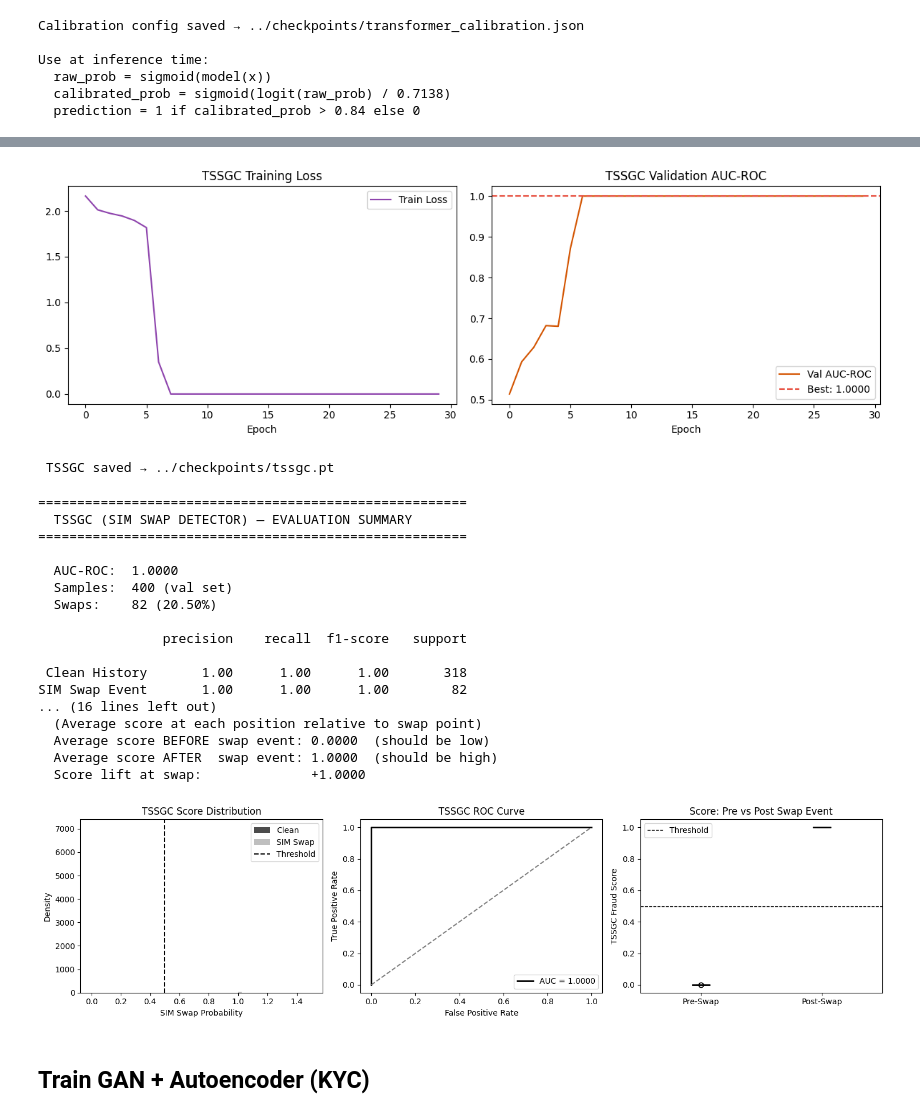
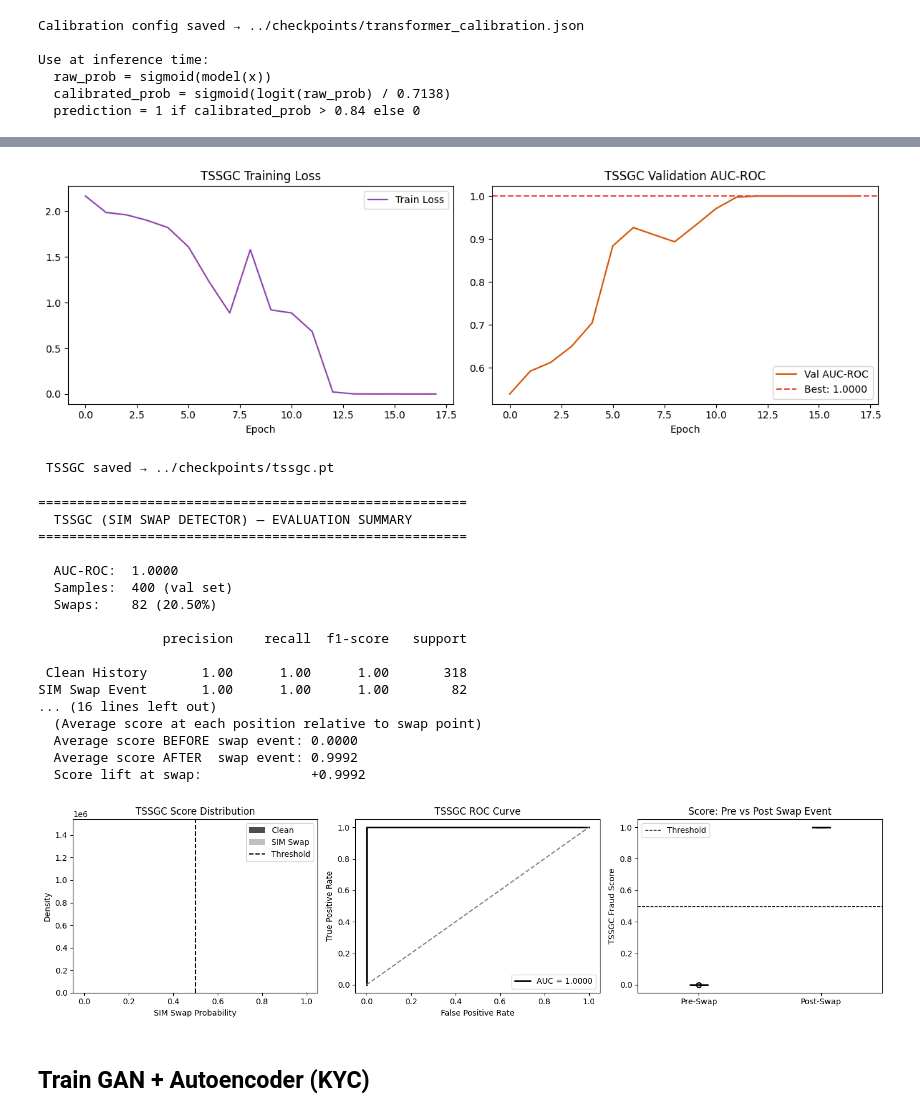
Before and after one commit to Teewa56/Hybrid-Temporal-Graph-Transformer, a Jupyter notebook: notebooks/model_training.ipynb, the cells around one changed output, grey strips where cells are left out. Saved outputs shown, nothing was run; the diff lists cells and outputs as text; code cells hidden in the pictures.

```diff
--- a/notebooks/model_training.ipynb
+++ b/notebooks/model_training.ipynb
@@ -665,10 +665,6 @@ def encode_payload(p: dict) -> np.ndarray:
 payload_features = np.array([encode_payload(p) for p in payloads])
 payload_labels   = np.array([p.get("label", 0) for p in payloads], dtype=np.float32)
 
-# Graph embeddings: synthesized from payload features
-# In production these come from GraphService. For training,
-# we derive them by projecting the payload features through
-# a fixed random projection — consistent and reproducible.
 rng              = np.random.RandomState(42)
 projection       = rng.randn(64, 64).astype(np.float32)
 graph_embeddings = np.tanh(payload_features @ projection)
@@ -738,6 +734,10 @@ def cnn_gnn_eval_epoch(model, loader, criterion):
 
 # ── Training Loop ──────────────────────────────────────────────
 EPOCHS = 30
+patience   = 7
+best_auc   = 0.0
+best_state = None
+no_improve = 0
 train_losses, val_aucs = [], []
 best_auc, best_state   = 0.0, None
 
@@ -753,6 +753,12 @@ for epoch in range(EPOCHS):
     if vl_auc > best_auc:
         best_auc   = vl_auc
         best_state = {k: v.clone() for k, v in model.state_dict().items()}
+        no_improve = 0
+    else:
+        no_improve += 1
+        if no_improve >= patience:
+            print(f"\n  Early stopping at epoch {epoch+1}")
+            break
 
     if (epoch + 1) % 5 == 0:
         print(f"Epoch {epoch+1:02d} | "
@@ -956,19 +1154,26 @@ criterion    = nn.BCELoss(weight=torch.tensor([fraud_weight]).to(DEVICE))
 
 def tssgc_train_epoch(model, loader, optimizer, criterion):
     model.train()
-    total_loss, correct, n = 0.0, 0, 0
+    total_loss, all_preds, all_labels = 0.0, [], []
     for seq, acct, yb in loader:
         seq, acct, yb = seq.to(DEVICE), acct.to(DEVICE), yb.to(DEVICE)
         optimizer.zero_grad()
         preds = model(seq, acct)
+
+        # Clip to prevent logits exploding to ±inf after convergence
+        preds = torch.clamp(preds, 1e-7, 1 - 1e-7)
+
         loss  = criterion(preds, yb)
         loss.backward()
         torch.nn.utils.clip_grad_norm_(model.parameters(), 1.0)
         optimizer.step()
         total_loss += loss.item() * len(seq)
-        correct    += ((preds > 0.5).float() == yb).sum().item()
-        n          += len(seq)
-    return total_loss / n, correct / n
+        all_preds.extend(preds.detach().cpu().numpy().flatten())
+        all_labels.extend(yb.cpu().numpy().flatten())
+        n = len(seq)
+    return total_loss / max(len(loader.dataset), 1), sum(
+        (p > 0.5) == l for p, l in zip(all_preds, all_labels)
+    ) / max(len(all_preds), 1)
 
 
 def tssgc_eval_epoch(model, loader, criterion):
@@ -991,6 +1196,11 @@ def tssgc_eval_epoch(model, loader, criterion):
 
 # ── Training Loop ──────────────────────────────────────────────
 EPOCHS = 30
+EPOCHS    = 30
+patience  = 5
+best_auc  = 0.0
+best_state = None
+no_improve = 0
 train_losses, val_aucs = [], []
 best_auc, best_state   = 0.0, None
 
@@ -1004,6 +1214,12 @@ for epoch in range(EPOCHS):
     if vl_auc > best_auc:
         best_auc   = vl_auc
         best_state = {k: v.clone() for k, v in model.state_dict().items()}
+        no_improve = 0
+    else:
+        no_improve += 1
+        if no_improve >= patience:
+            print(f"\n  Early stopping at epoch {epoch+1} — converged.")
+            break
 
     if (epoch + 1) % 5 == 0:
         print(f"Epoch {epoch+1:02d} | "
@@ -1053,14 +1268,14 @@ Epoch 30 | Train Loss: 0.0000 Acc: 1.000 | Val Loss: 0.0000 Acc: 1.000 AUC: 1.00
 
 TSSGC Best AUC-ROC: 1.0000
               precision    recall  f1-score   support
 
        Legit       1.00      1.00      1.00       318
     SIM Swap       1.00      1.00      1.00        82
 
     accuracy                           1.00       400
    macro avg       1.00      1.00      1.00       400
 weighted avg       1.00      1.00      1.00       400
-[figure, old version]
+[figure, new version]
  TSSGC saved → ../checkpoints/tssgc.pt
 # %%
 # Cell — TSSGC (SIM Swap Detector) Evaluation Summary
@@ -1161,8 +1376,8 @@ with torch.no_grad():
         post_score  = model_tssgc(post_t, acct_t).item()
         post_scores.append(post_score)
 
-print(f"  Average score BEFORE swap event: {np.mean(pre_scores):.4f}  (should be low)")
-print(f"  Average score AFTER  swap event: {np.mean(post_scores):.4f}  (should be high)")
+print(f"  Average score BEFORE swap event: {np.mean(pre_scores):.4f}")
+print(f"  Average score AFTER  swap event: {np.mean(post_scores):.4f}")
 print(f"  Score lift at swap:              +{np.mean(post_scores) - np.mean(pre_scores):.4f}")
 
 # ── Plots ──────────────────────────────────────────────────────
@@ -1190,7 +1405,7 @@ axes[1].legend()
 # Pre vs Post swap score comparison
 axes[2].boxplot(
     [pre_scores, post_scores],
-    labels=["Pre-Swap", "Post-Swap"],
+    tick_labels=["Pre-Swap", "Post-Swap"],
     patch_artist=True,
     boxprops=dict(facecolor="lightgray", color="black"),
     medianprops=dict(color="black", linewidth=2),
@@ -1218,10 +1433,10 @@ plt.show()
 SIM Swap Event       1.00      1.00      1.00        82
 ... (16 lines left out)
   (Average score at each position relative to swap point)
-  Average score BEFORE swap event: 0.0000  (should be low)
-  Average score AFTER  swap event: 1.0000  (should be high)
-  Score lift at swap:              +1.0000
+  Average score BEFORE swap event: 0.0000
+  Average score AFTER  swap event: 0.9992
+  Score lift at swap:              +0.9992
-[figure, old version]
+[figure, new version]
 # %% [markdown]
 ## Train GAN + Autoencoder (KYC)
 # %%
```
Also changed, not shown: parts of 8 cells of this notebook, 12 other files.
